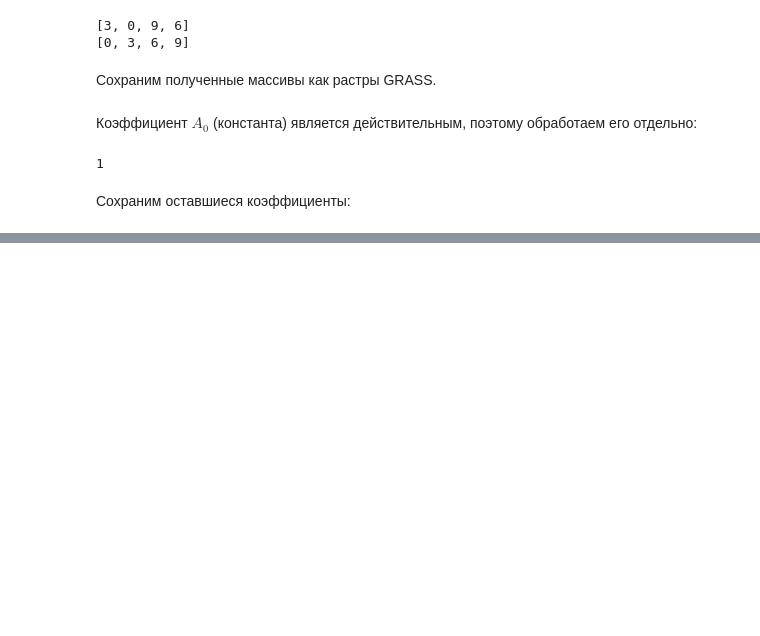
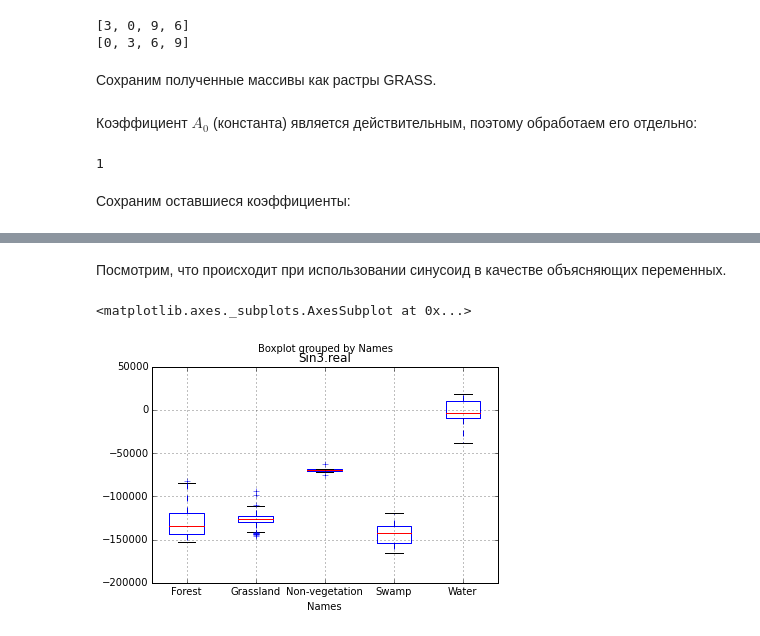
Before and after one commit to KolesovDmitry/remote_sensing, a Jupyter notebook: FFT_NDVI_Segmentation_GRASS.ipynb, the cells around one changed output, grey strips where cells are left out. Saved outputs shown, nothing was run; the diff lists cells and outputs as text; code cells hidden in the pictures; blank space fills up the shorter version.

```diff
--- a/FFT_NDVI_Segmentation_GRASS.ipynb
+++ b/FFT_NDVI_Segmentation_GRASS.ipynb
@@ -372,0 +494,7 @@ for i in range(1, 4):
+# %% [markdown]
+Посмотрим, что происходит при использовании синусоид в качестве объясняющих переменных.
+# %%
+df1.boxplot(column='Sin3.real', by='Names')
+# %% [output]
+<matplotlib.axes._subplots.AxesSubplot at 0x...>
+[figure, added]
```
Also changed, not shown: parts of 27 cells of this notebook.
